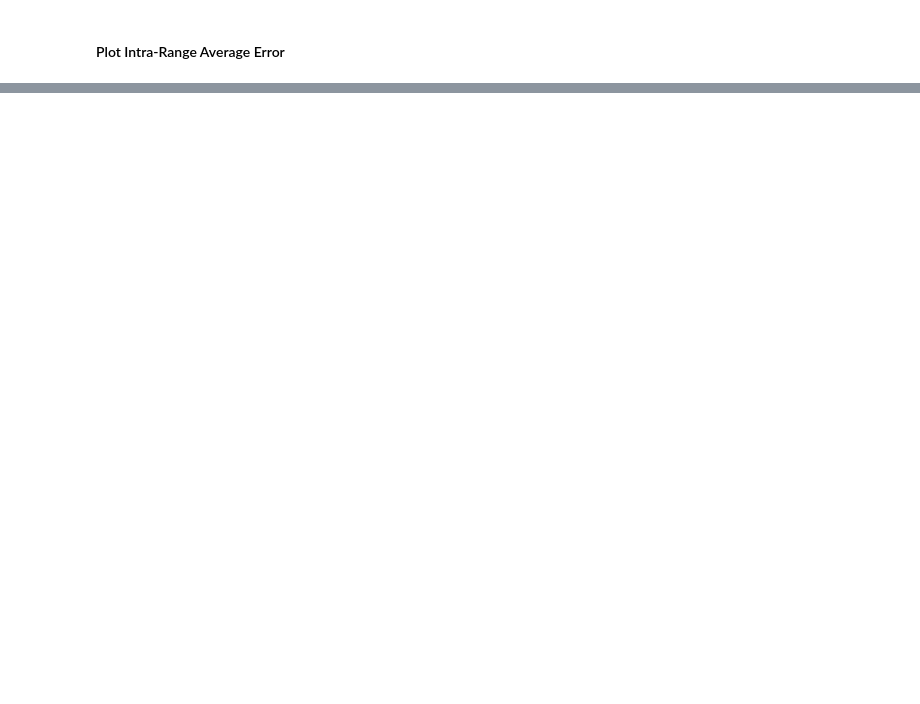
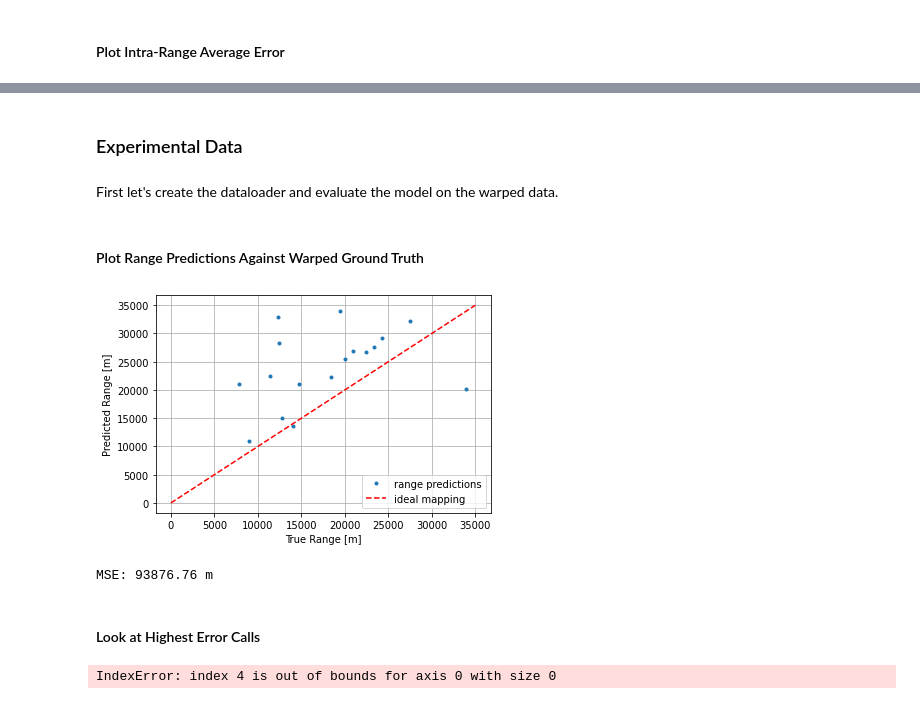
Before and after one commit to whoi-mars/detect_and_range, a Jupyter notebook: notebook.ipynb, the cells around one changed output, grey strips where cells are left out. Cells and saved outputs as stored; diff of their text form; code cells hidden in the pictures; blank space fills up the shorter version.

Commit message:
Added warped calls testing capabilities

```diff
--- a/notebook.ipynb
+++ b/notebook.ipynb
@@ -536,0 +560,18 @@ plot_intra_range_avg_error(ranges_t, ranges_p, class_t, class_p)
+# %% [markdown]
+### Experimental Data
+# %% [markdown]
+First let's create the dataloader and evaluate the model on the warped data.
+# %%
+warp_dataset = dataLoader.Warped(dir_path=exp_data, max_range=max_range, transform=get_image_transforms()['eval'])
+warp_dl = {'test': data.DataLoader(warp_dataset, batch_size=10, shuffle=False)}
+# %%
+warp_ranges_p, warp_ranges_t, warp_class_p, warp_class_t, X = evaluate_model(model, warp_dl['test'])
+# %% [markdown]
+#### Plot Range Predictions Against Warped Ground Truth
+# %%
+plot_true_pred(warp_ranges_t, warp_ranges_p, warp_class_t, warp_class_p, markersize=3)
+# %% [output]
+[figure, added]
+MSE: 93876.76 m
+# %% [markdown]
+#### Look at Highest Error Calls
@@ -536,0 +584,5 @@ plot_intra_range_avg_error(ranges_t, ranges_p, class_t, class_p)
+# %%
+a_err = a[inds]
+X_err = X[inds,...]
+# %% [output]
+IndexError: index 4 is out of bounds for axis 0 with size 0
```
Also changed, not shown: parts of 14 cells of this notebook.
